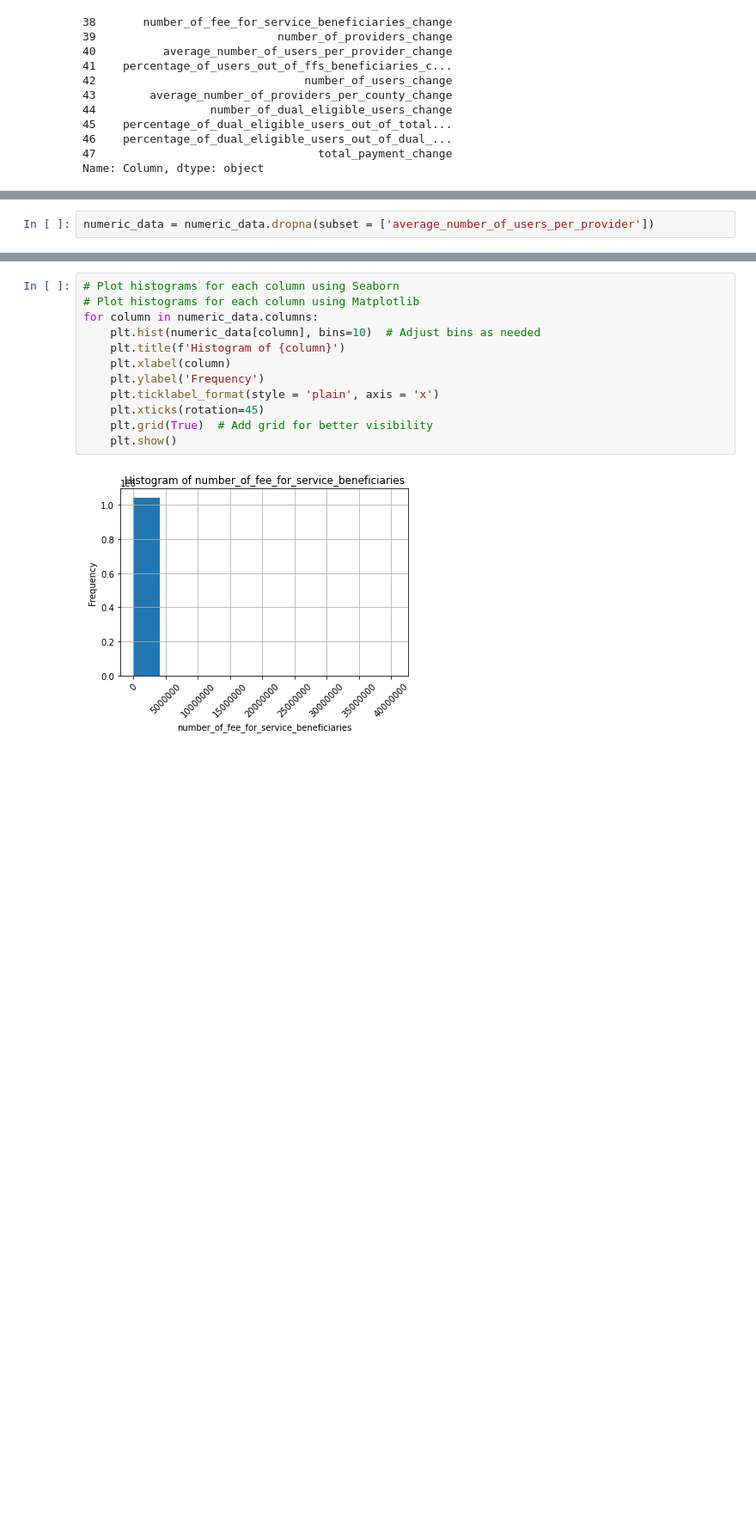
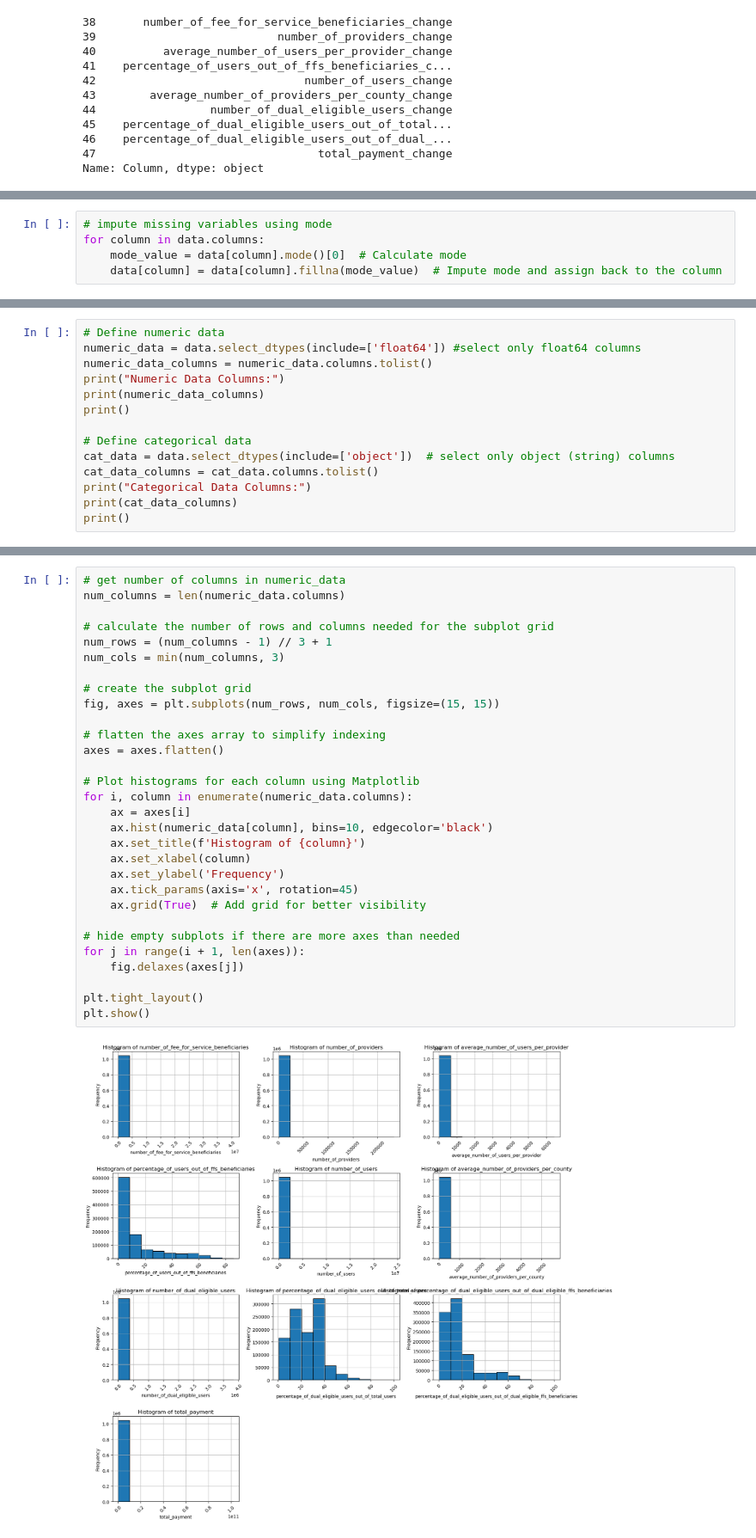
Before and after one commit to samantharivas/healthcare-market-saturation-fraud, a Jupyter notebook: Preprocessing.ipynb, the cells around one changed output, grey strips where cells are left out. Shown at 86% size. Saved outputs shown, nothing was run; the diff lists cells and outputs as text; blank space fills up the shorter version.

Commit message:
target column + feature selection

```diff
--- a/Preprocessing.ipynb
+++ b/Preprocessing.ipynb
@@ -617,2 +616,5 @@ DataFrame with counts of NaN values:
 # %%
-numeric_data = numeric_data.dropna(subset = ['average_number_of_users_per_provider'])
+# impute missing variables using mode
+for column in data.columns:
+    mode_value = data[column].mode()[0]  # Calculate mode
+    data[column] = data[column].fillna(mode_value)  # Impute mode and assign back to the column
@@ -635,0 +686,14 @@ for column in numeric_data.columns:
+# %%
+# Define numeric data
+numeric_data = data.select_dtypes(include=['float64']) #select only float64 columns
+numeric_data_columns = numeric_data.columns.tolist()
+print("Numeric Data Columns:")
+print(numeric_data_columns)
+print()
+
+# Define categorical data
+cat_data = data.select_dtypes(include=['object'])  # select only object (string) columns
+cat_data_columns = cat_data.columns.tolist()
+print("Categorical Data Columns:")
+print(cat_data_columns)
+print()
@@ -636,14 +735,32 @@ for column in numeric_data.columns:
 # %%
-# Plot histograms for each column using Seaborn
+# get number of columns in numeric_data
+num_columns = len(numeric_data.columns)
+
+# calculate the number of rows and columns needed for the subplot grid
+num_rows = (num_columns - 1) // 3 + 1
+num_cols = min(num_columns, 3)
+
+# create the subplot grid
+fig, axes = plt.subplots(num_rows, num_cols, figsize=(15, 15))
+
+# flatten the axes array to simplify indexing
+axes = axes.flatten()
+
 # Plot histograms for each column using Matplotlib
-for column in numeric_data.columns:
-    plt.hist(numeric_data[column], bins=10)  # Adjust bins as needed
-    plt.title(f'Histogram of {column}')
-    plt.xlabel(column)
-    plt.ylabel('Frequency')
-    plt.ticklabel_format(style = 'plain', axis = 'x')
-    plt.xticks(rotation=45)
-    plt.grid(True)  # Add grid for better visibility
-    plt.show()
+for i, column in enumerate(numeric_data.columns):
+    ax = axes[i]
+    ax.hist(numeric_data[column], bins=10, edgecolor='black')
+    ax.set_title(f'Histogram of {column}')
+    ax.set_xlabel(column)
+    ax.set_ylabel('Frequency')
+    ax.tick_params(axis='x', rotation=45)
+    ax.grid(True)  # Add grid for better visibility
+
+# hide empty subplots if there are more axes than needed
+for j in range(i + 1, len(axes)):
+    fig.delaxes(axes[j])
+
+plt.tight_layout()
+plt.show()
 # %% [output]
-[figure, old version]
+[figure, new version]
```
Also changed, not shown: parts of 85 cells of this notebook, 1 other file.
